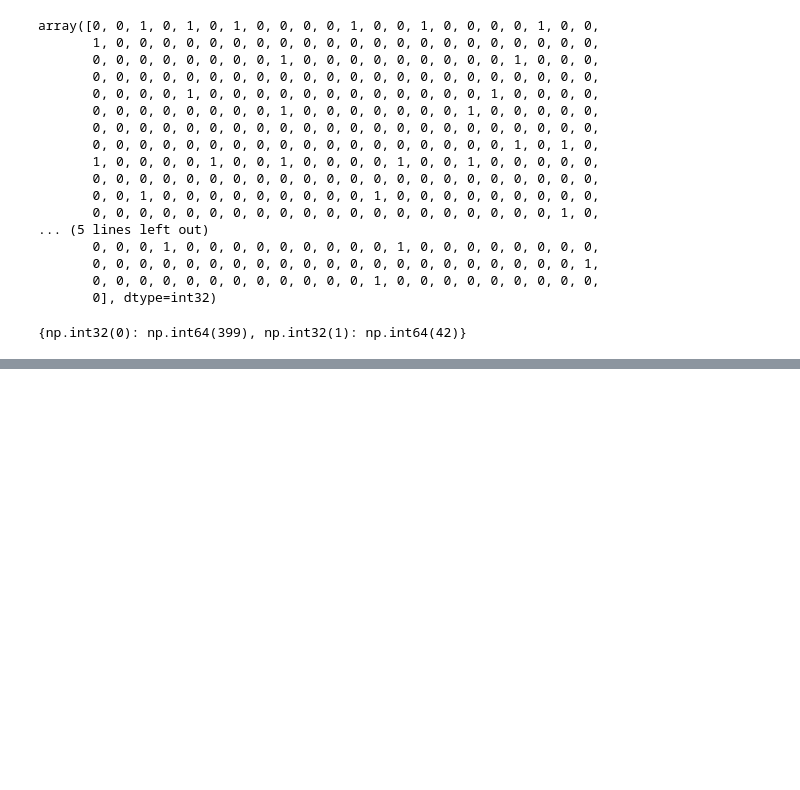
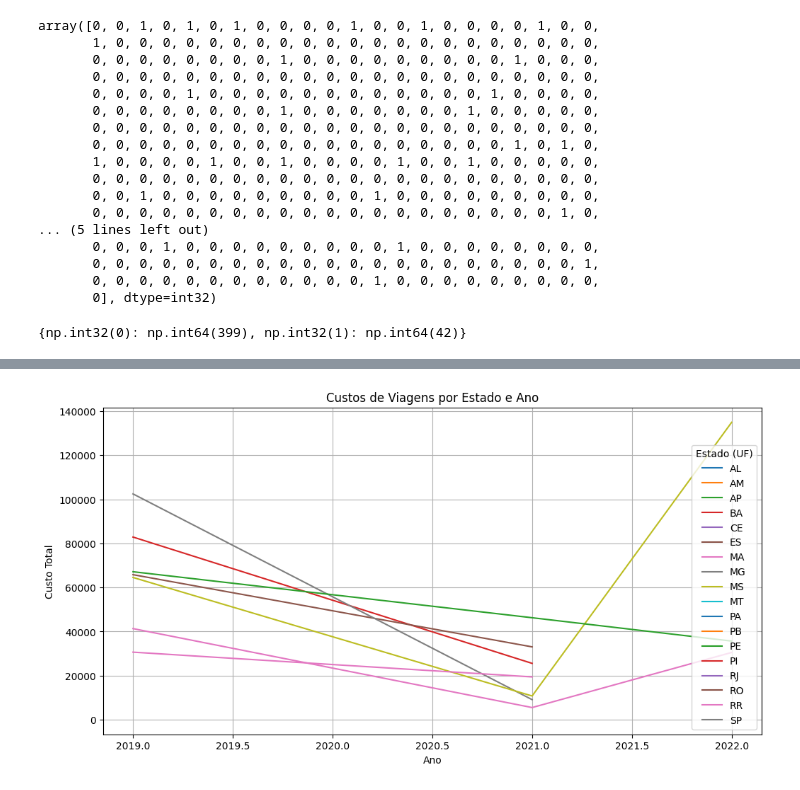
Before and after one commit to kadetete/senadores_passagens, a Jupyter notebook: senadoresdata.ipynb, the cells around one changed output, grey strips where cells are left out. Cells and saved outputs as stored; diff of their text form; code cells hidden in the pictures; blank space fills up the shorter version.

```diff
--- a/senadoresdata.ipynb
+++ b/senadoresdata.ipynb
@@ -213,0 +229,24 @@ dict(zip(unique, counts))
+# %%
+
+
+# Supondo que o DataFrame seja df_senadores
+df_senadores['Data1'] = pd.to_datetime(df_senadores['Data1'], dayfirst=True)  # Converte para datetime
+df_senadores['Ano'] = df_senadores['Data1'].dt.year  # Extrai o ano da Data1
+
+# Agrupar os dados por estado (UF) e ano, somando os custos
+df_custos = df_senadores.groupby(['UF', 'Ano'])['CustoTotal'].sum().reset_index()
+
+# Plotar os custos de viagem por estado e ano
+plt.figure(figsize=(12, 6))
+for uf in df_custos['UF'].unique():
+    df_uf = df_custos[df_custos['UF'] == uf]
+    plt.plot(df_uf['Ano'], df_uf['CustoTotal'], label=uf)
+
+plt.title("Custos de Viagens por Estado e Ano")
+plt.xlabel("Ano")
+plt.ylabel("Custo Total")
+plt.legend(title="Estado (UF)")
+plt.grid(True)
+plt.show()
+# %% [output]
+[figure, added]
```
Also changed, not shown: parts of 6 cells of this notebook, 2 other files.
